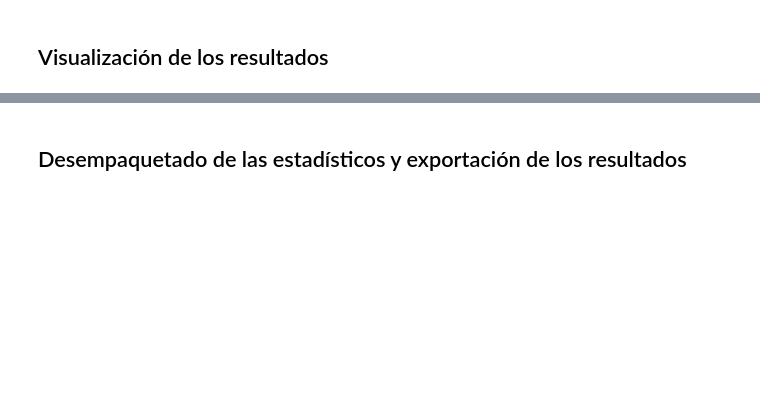
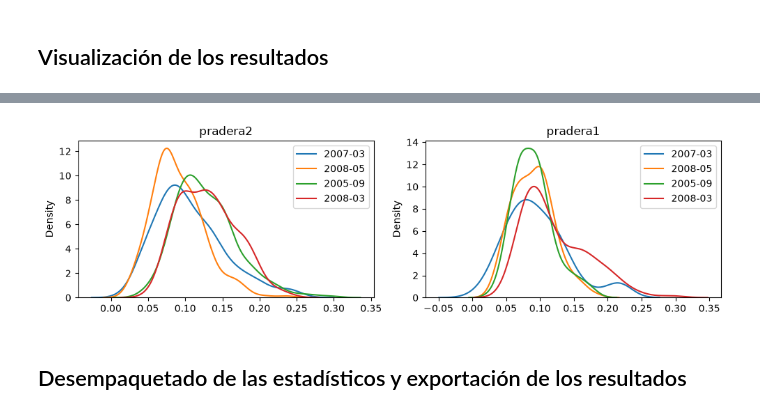
Before and after one commit to francobarrionuevoenv21/MAIE_devs_pub, a Jupyter notebook: SAR/Mercedes/TP5 mecanismos/TP5_mecanismos.ipynb, the cells around one changed output, grey strips where cells are left out. Saved outputs shown, nothing was run; the diff lists cells and outputs as text; code cells hidden in the pictures; blank space fills up the shorter version.

```diff
--- a/SAR/Mercedes/TP5 mecanismos/TP5_mecanismos.ipynb
+++ b/SAR/Mercedes/TP5 mecanismos/TP5_mecanismos.ipynb
@@ -166,3 +192,21 @@ for idx, s in enumerate(samples_sel):
+# %%
+# --
+fig, ax = plt.subplots(1, 2, figsize=(10, 3), tight_layout=True)
+ax = ax.ravel()
+
+# --
+samples_sel = samp_unique[12:14]
+
+# --
+for idx, s in enumerate(samples_sel):
+    for d in dict_samp_seas.keys():
+        values = dict_samp_seas[d][s]['values']
+        #ax[idx].hist(values, bins=50, histtype='step', linewidth=1.5, alpha=0.7, label=d)
+        sns.kdeplot(values, ax=ax[idx], label=d)
+        ax[idx].legend()
+        ax[idx].set_title(f'{s}', fontsize=12)
+# %% [output]
+[figure, added]
 # %% [markdown]
 ## Desempaquetado de las estadísticos y exportación de los resultados
 # %%
```
Also changed, not shown: parts of 13 cells of this notebook, 36 other files.
